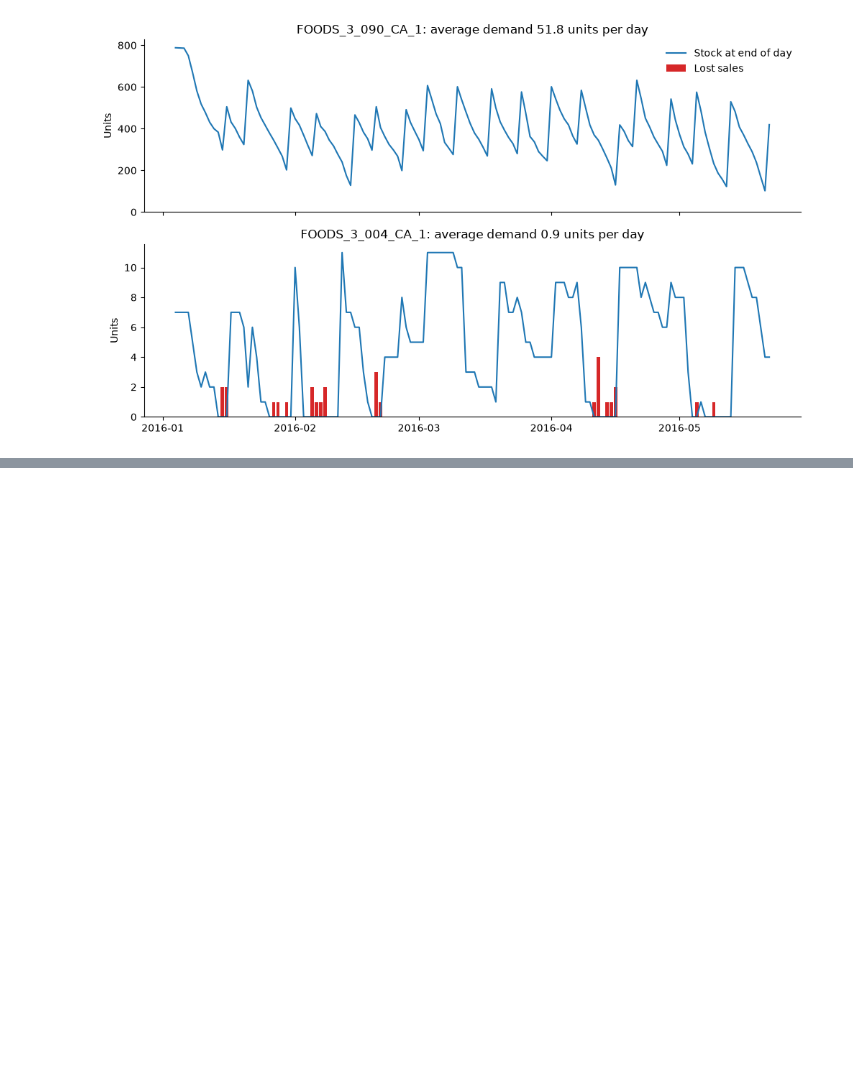
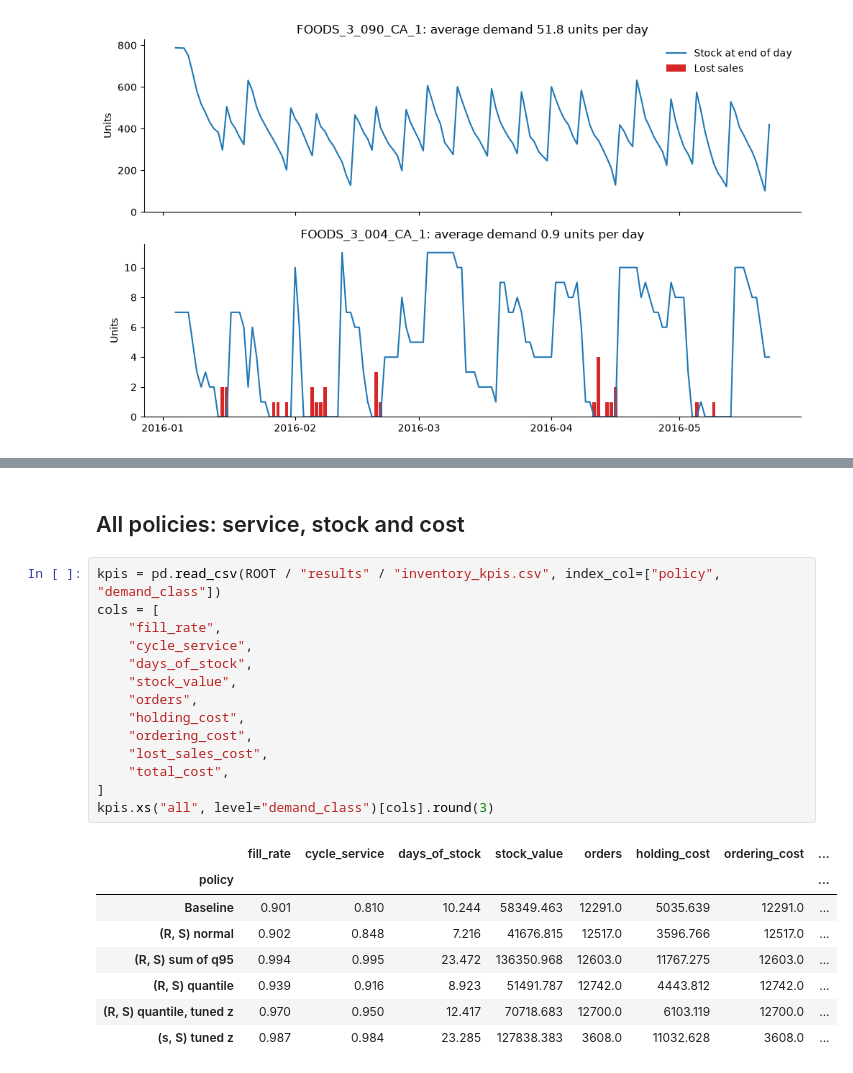
Before and after one commit to vitorneve-s7/supply-chain-decision-platform, a Jupyter notebook: notebooks/03_inventory.ipynb, the cells around one changed output, grey strips where cells are left out. Cells and saved outputs as stored; diff of their text form; blank space fills up the shorter version.

```diff
--- a/notebooks/03_inventory.ipynb
+++ b/notebooks/03_inventory.ipynb
@@ -127,0 +193,25 @@ pd.concat(
+# %% [markdown]
+## All policies: service, stock and cost
+# %%
+kpis = pd.read_csv(ROOT / "results" / "inventory_kpis.csv", index_col=["policy", "demand_class"])
+cols = [
+    "fill_rate",
+    "cycle_service",
+    "days_of_stock",
+    "stock_value",
+    "orders",
+    "holding_cost",
+    "ordering_cost",
+    "lost_sales_cost",
+    "total_cost",
+]
+kpis.xs("all", level="demand_class")[cols].round(3)
+# %% [output]
+|  | fill_rate | cycle_service | days_of_stock | stock_value | orders | holding_cost | ordering_cost | ... |
+| policy |  |  |  |  |  |  |  | ... |
+| Baseline | 0.901 | 0.810 | 10.244 | 58349.463 | 12291.0 | 5035.639 | 12291.0 | ... |
+| (R, S) normal | 0.902 | 0.848 | 7.216 | 41676.815 | 12517.0 | 3596.766 | 12517.0 | ... |
+| (R, S) sum of q95 | 0.994 | 0.995 | 23.472 | 136350.968 | 12603.0 | 11767.275 | 12603.0 | ... |
+| (R, S) quantile | 0.939 | 0.916 | 8.923 | 51491.787 | 12742.0 | 4443.812 | 12742.0 | ... |
+| (R, S) quantile, tuned z | 0.970 | 0.950 | 12.417 | 70718.683 | 12700.0 | 6103.119 | 12700.0 | ... |
+| (s, S) tuned z | 0.987 | 0.984 | 23.285 | 127838.383 | 3608.0 | 11032.628 | 3608.0 | ... |
```
Also changed, not shown: parts of 5 cells of this notebook, 8 other files.
